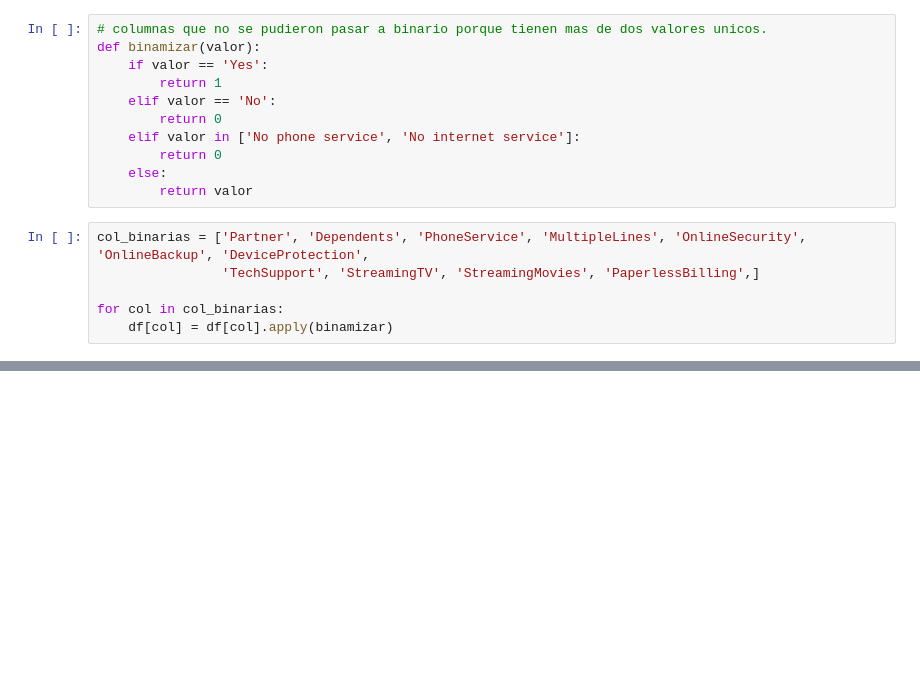
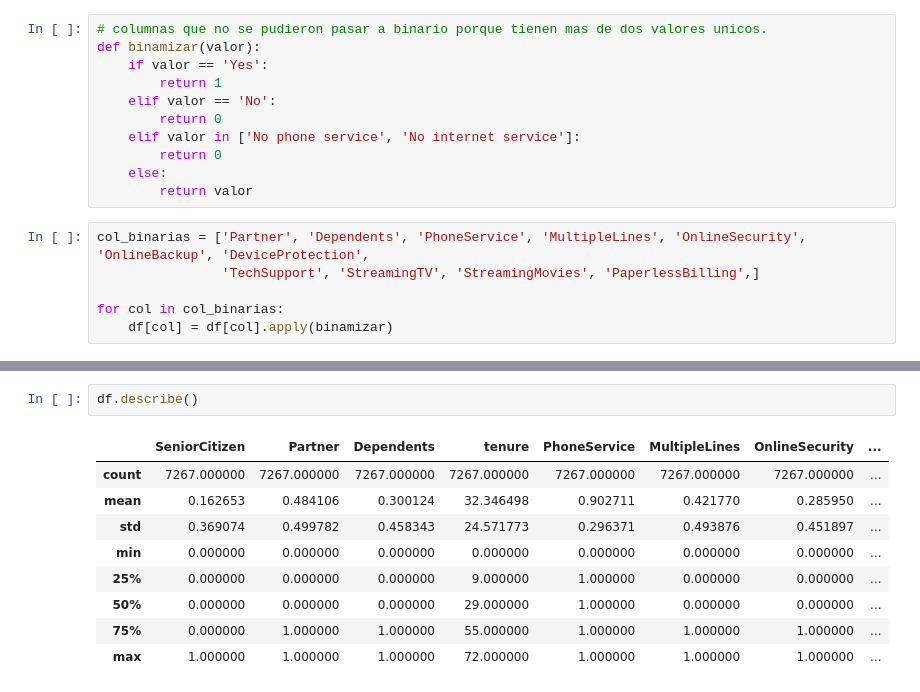
Before and after one commit to Smejia2002/telecomX, a Jupyter notebook: notebooks/telecom_x_latam.ipynb, the cells around one changed output, grey strips where cells are left out. Drawn from its saved outputs; the diff is of its cells as text; blank space fills up the shorter version.

```diff
--- a/notebooks/telecom_x_latam.ipynb
+++ b/notebooks/telecom_x_latam.ipynb
@@ -274 +276,13 @@ dtypes: float64(2), int64(13), object(6)
 memory usage: 1.2+ MB
+# %%
+df.describe()
+# %% [output]
+|  | SeniorCitizen | Partner | Dependents | tenure | PhoneService | MultipleLines | OnlineSecurity | ... |
+| count | 7267.000000 | 7267.000000 | 7267.000000 | 7267.000000 | 7267.000000 | 7267.000000 | 7267.000000 | ... |
+| mean | 0.162653 | 0.484106 | 0.300124 | 32.346498 | 0.902711 | 0.421770 | 0.285950 | ... |
+| std | 0.369074 | 0.499782 | 0.458343 | 24.571773 | 0.296371 | 0.493876 | 0.451897 | ... |
+| min | 0.000000 | 0.000000 | 0.000000 | 0.000000 | 0.000000 | 0.000000 | 0.000000 | ... |
+| 25% | 0.000000 | 0.000000 | 0.000000 | 9.000000 | 1.000000 | 0.000000 | 0.000000 | ... |
+| 50% | 0.000000 | 0.000000 | 0.000000 | 29.000000 | 1.000000 | 0.000000 | 0.000000 | ... |
+| 75% | 0.000000 | 1.000000 | 1.000000 | 55.000000 | 1.000000 | 1.000000 | 1.000000 | ... |
+| max | 1.000000 | 1.000000 | 1.000000 | 72.000000 | 1.000000 | 1.000000 | 1.000000 | ... |
```
Also changed, not shown: parts of 6 cells of this notebook.
